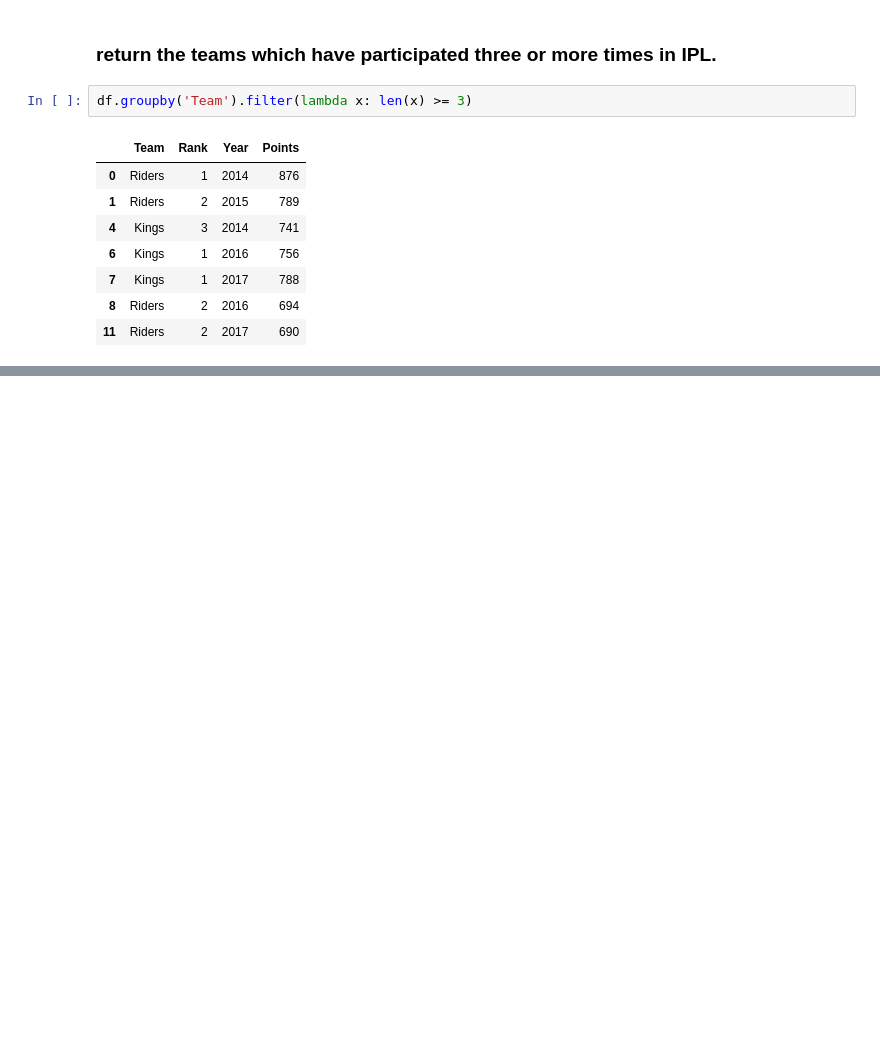
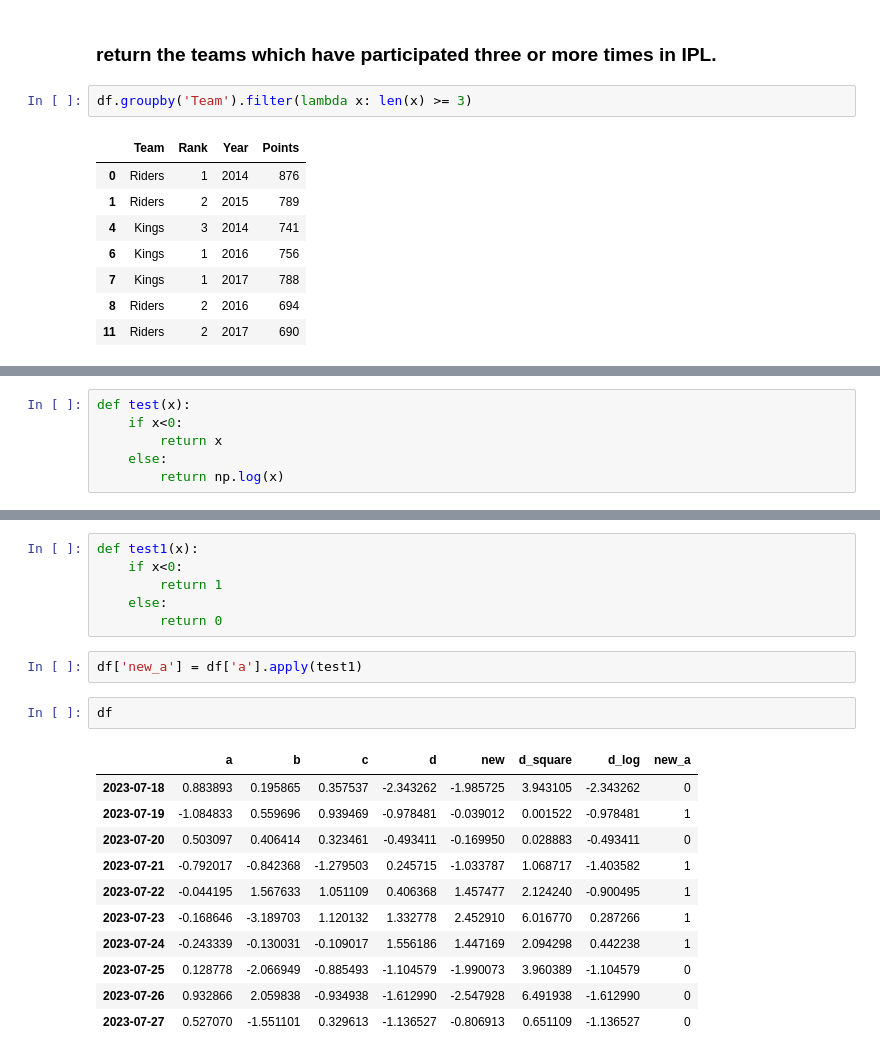
Before and after one commit to b-sachin/Python-Programming, a Jupyter notebook: Python_Pandas.ipynb, the cells around one changed output, grey strips where cells are left out. Cells and saved outputs as stored; diff of their text form; blank space fills up the shorter version.

```diff
--- a/Python_Pandas.ipynb
+++ b/Python_Pandas.ipynb
@@ -1204,0 +1261,6 @@ df.groupby('Team').filter(lambda x: len(x) >= 3)
+# %%
+def test(x):
+    if x<0:
+        return x
+    else:
+        return np.log(x)
@@ -1204,0 +1283,22 @@ df.groupby('Team').filter(lambda x: len(x) >= 3)
+# %%
+def test1(x):
+    if x<0:
+        return 1
+    else:
+        return 0
+# %%
+df['new_a'] = df['a'].apply(test1)
+# %%
+df
+# %% [output]
+|  | a | b | c | d | new | d_square | d_log | new_a |
+| 2023-07-18 | 0.883893 | 0.195865 | 0.357537 | -2.343262 | -1.985725 | 3.943105 | -2.343262 | 0 |
+| 2023-07-19 | -1.084833 | 0.559696 | 0.939469 | -0.978481 | -0.039012 | 0.001522 | -0.978481 | 1 |
+| 2023-07-20 | 0.503097 | 0.406414 | 0.323461 | -0.493411 | -0.169950 | 0.028883 | -0.493411 | 0 |
+| 2023-07-21 | -0.792017 | -0.842368 | -1.279503 | 0.245715 | -1.033787 | 1.068717 | -1.403582 | 1 |
+| 2023-07-22 | -0.044195 | 1.567633 | 1.051109 | 0.406368 | 1.457477 | 2.124240 | -0.900495 | 1 |
+| 2023-07-23 | -0.168646 | -3.189703 | 1.120132 | 1.332778 | 2.452910 | 6.016770 | 0.287266 | 1 |
+| 2023-07-24 | -0.243339 | -0.130031 | -0.109017 | 1.556186 | 1.447169 | 2.094298 | 0.442238 | 1 |
+| 2023-07-25 | 0.128778 | -2.066949 | -0.885493 | -1.104579 | -1.990073 | 3.960389 | -1.104579 | 0 |
+| 2023-07-26 | 0.932866 | 2.059838 | -0.934938 | -1.612990 | -2.547928 | 6.491938 | -1.612990 | 0 |
+| 2023-07-27 | 0.527070 | -1.551101 | 0.329613 | -1.136527 | -0.806913 | 0.651109 | -1.136527 | 0 |
```
Also changed, not shown: parts of 22 cells of this notebook, 1 other file.
